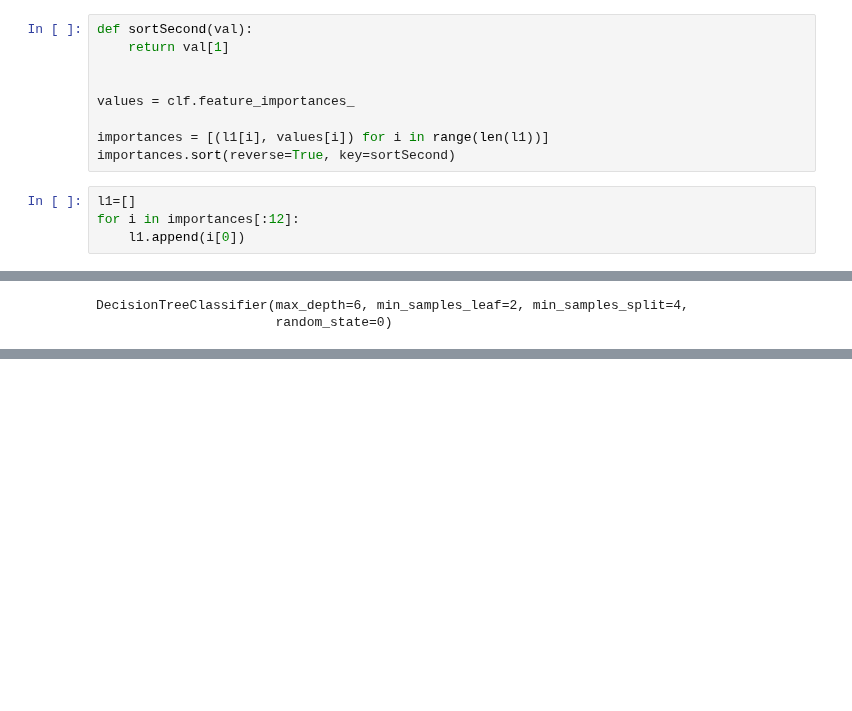
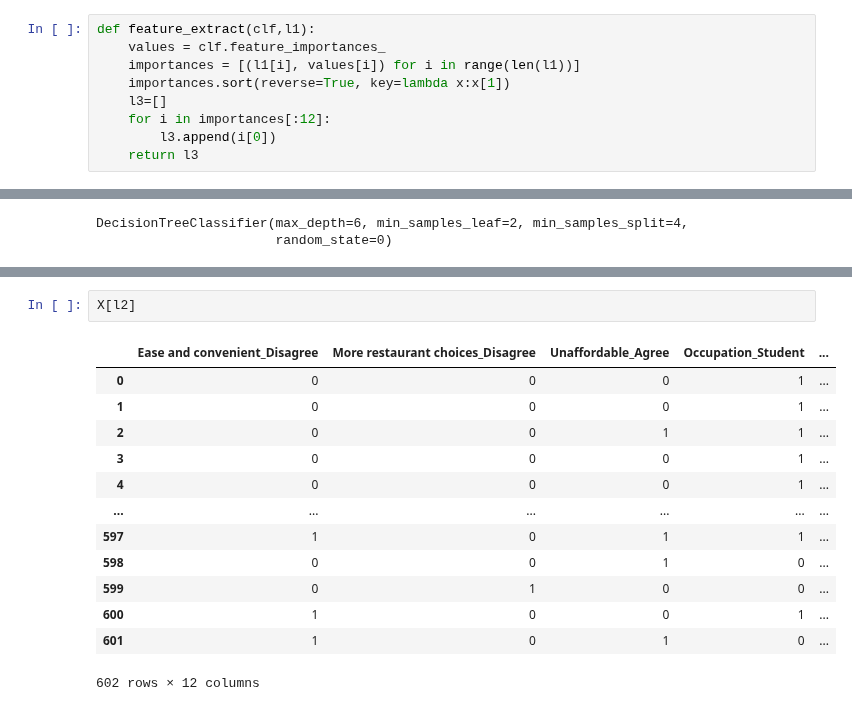
Before and after one commit to nikshingadiya/jupyter, a Jupyter notebook: Machine Learning/Knn/consumers_buy_or_not(Diffrent Algo ML).ipynb, the cells around one changed output, grey strips where cells are left out. Cells and saved outputs as stored; diff of their text form; blank space fills up the shorter version.

```diff
--- a/Machine Learning/Knn/consumers_buy_or_not(Diffrent Algo ML).ipynb
+++ b/Machine Learning/Knn/consumers_buy_or_not(Diffrent Algo ML).ipynb
@@ -1069,14 +1067,10 @@ array([0.03070053, 0.        , 0.        , 0.        , 0.        ,
        0.        , 0.        ])
 # %%
-def sortSecond(val):
-    return val[1]
-
-
-values = clf.feature_importances_
-
-importances = [(l1[i], values[i]) for i in range(len(l1))]
-importances.sort(reverse=True, key=sortSecond)
+def feature_extract(clf,l1):
+    values = clf.feature_importances_
+    importances = [(l1[i], values[i]) for i in range(len(l1))]
+    importances.sort(reverse=True, key=lambda x:x[1])
+    l3=[]
+    for i in importances[:12]:
+        l3.append(i[0])
+    return l3
-# %%
-l1=[]
-for i in importances[:12]:
-    l1.append(i[0])
@@ -1143,0 +1200,16 @@ weighted avg       0.95      0.95      0.95       199
+# %%
+X[l2]
+# %% [output]
+|  | Ease and convenient_Disagree | More restaurant choices_Disagree | Unaffordable_Agree | Occupation_Student | ... |
+| 0 | 0 | 0 | 0 | 1 | ... |
+| 1 | 0 | 0 | 0 | 1 | ... |
+| 2 | 0 | 0 | 1 | 1 | ... |
+| 3 | 0 | 0 | 0 | 1 | ... |
+| 4 | 0 | 0 | 0 | 1 | ... |
+| ... | ... | ... | ... | ... | ... |
+| 597 | 1 | 0 | 1 | 1 | ... |
+| 598 | 0 | 0 | 1 | 0 | ... |
+| 599 | 0 | 1 | 0 | 0 | ... |
+| 600 | 1 | 0 | 0 | 1 | ... |
+| 601 | 1 | 0 | 1 | 0 | ... |
+602 rows × 12 columns
```
Also changed, not shown: parts of 71 cells of this notebook, 6 other files.
